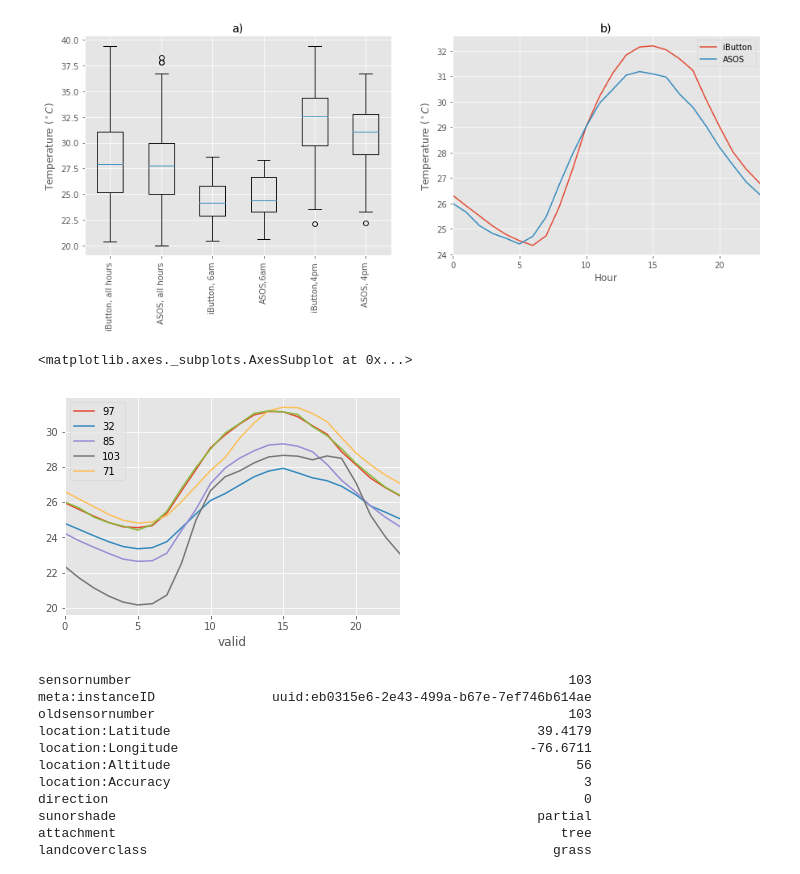
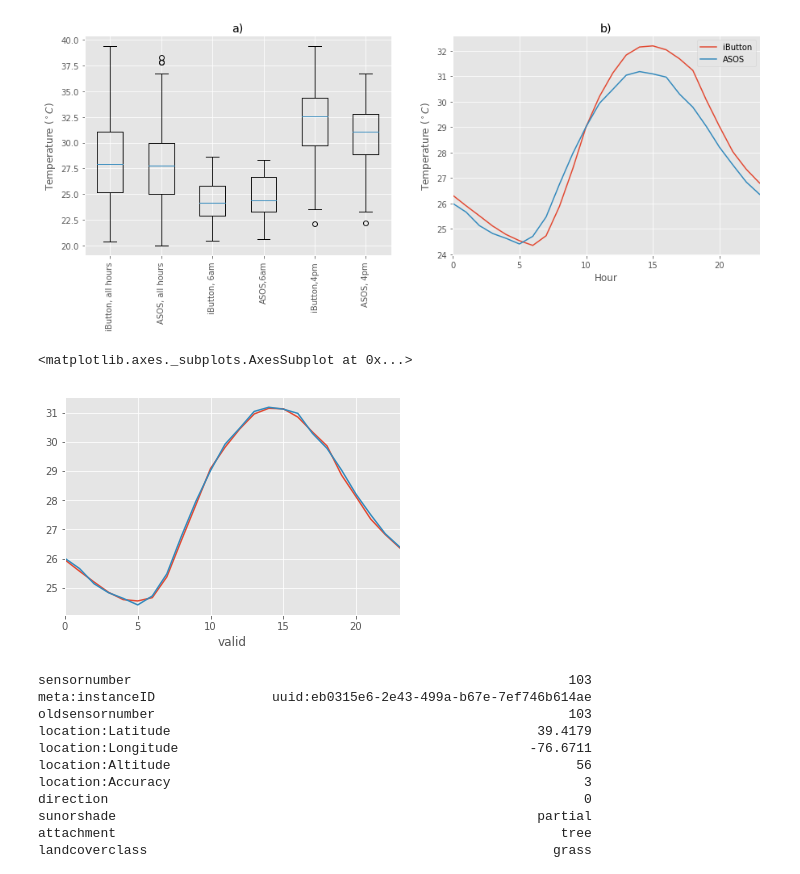
Before and after one commit to gottscott/finalthesischapter, a Jupyter notebook: CharacteristicsBaltimoreUHI.ipynb, the cells around one changed output. Saved outputs shown, nothing was run; the diff lists cells and outputs as text; code cells hidden in the pictures.

```diff
--- a/CharacteristicsBaltimoreUHI.ipynb
+++ b/CharacteristicsBaltimoreUHI.ipynb
@@ -193,11 +199,11 @@ plt.savefig('figures/ibuttonbias.png')
 tempDF_corrected = tempDF_uncorrected.subtract(smoothed_bias[tempDF_uncorrected.index.hour].values,axis=0)
 tempDF= tempDF_corrected[start_date:end_date]
 # %%
-tempDF[selected].groupby(tempDF.index.hour).mean().plot()
+tempDF[97].groupby(tempDF.index.hour).mean().plot()
 obs[start_date:end_date]['urban'].groupby(obs[start_date:end_date].index.hour).mean().plot(label = 'ASOS')
 # %% [output]
 <matplotlib.axes._subplots.AxesSubplot at 0x...>
-[figure, old version]
+[figure, new version]
 # %%
 meta.loc[103]
 # %% [output]
```
Also changed, not shown: parts of 5 cells of this notebook.
